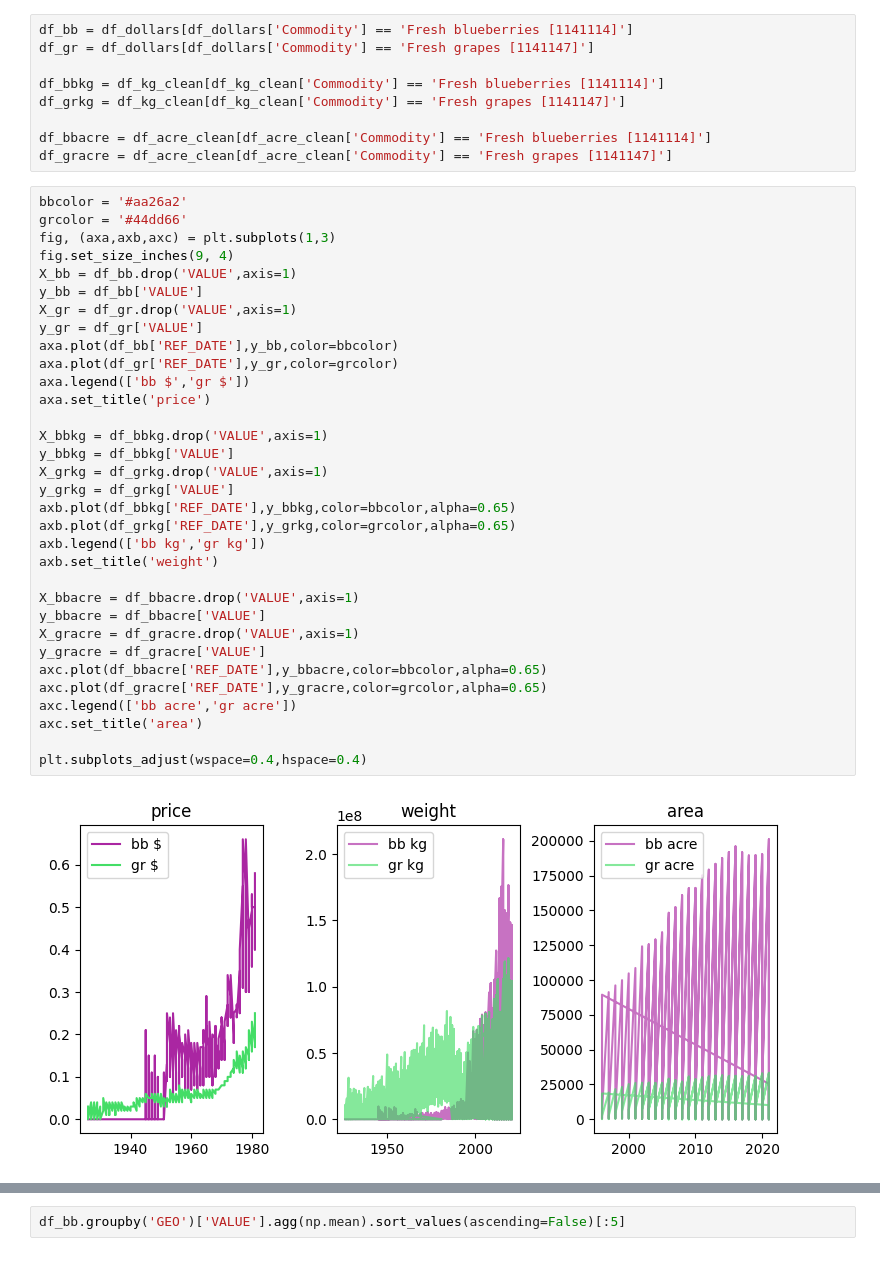
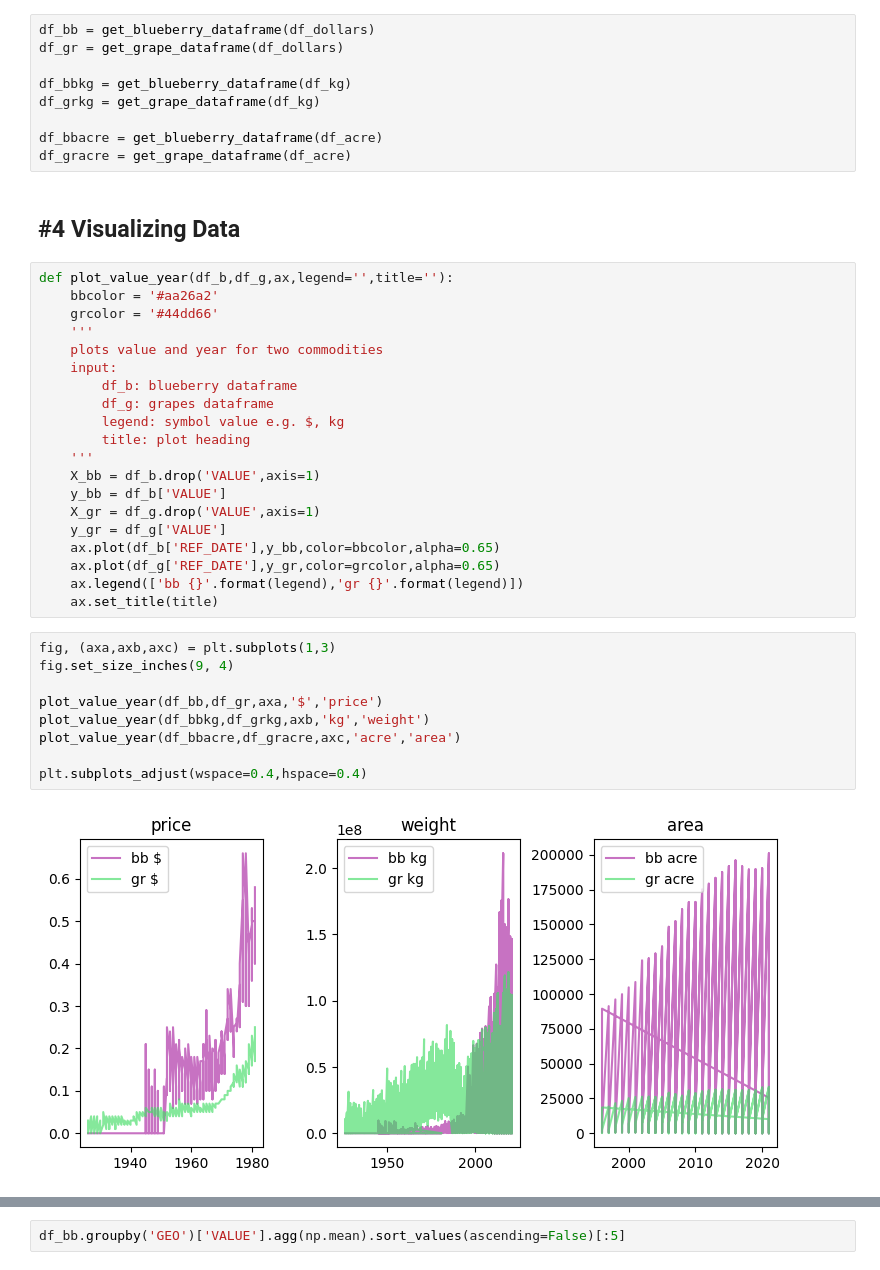
Before and after one commit to pattmehta/fruits_price_prediction, a Jupyter notebook: 32100364.ipynb, the cells around one changed output, grey strips where cells are left out. Saved outputs shown, nothing was run; the diff lists cells and outputs as text.

```diff
--- a/32100364.ipynb
+++ b/32100364.ipynb
@@ -131,44 +295,42 @@ df_dollars = df_dollars.drop(['Estimates','Farm area, production, value','UOM','
 # %%
-df_bb = df_dollars[df_dollars['Commodity'] == 'Fresh blueberries [1141114]']
-df_gr = df_dollars[df_dollars['Commodity'] == 'Fresh grapes [1141147]']
+df_bb = get_blueberry_dataframe(df_dollars)
+df_gr = get_grape_dataframe(df_dollars)
 
-df_bbkg = df_kg_clean[df_kg_clean['Commodity'] == 'Fresh blueberries [1141114]']
-df_grkg = df_kg_clean[df_kg_clean['Commodity'] == 'Fresh grapes [1141147]']
+df_bbkg = get_blueberry_dataframe(df_kg)
+df_grkg = get_grape_dataframe(df_kg)
 
-df_bbacre = df_acre_clean[df_acre_clean['Commodity'] == 'Fresh blueberries [1141114]']
-df_gracre = df_acre_clean[df_acre_clean['Commodity'] == 'Fresh grapes [1141147]']
+df_bbacre = get_blueberry_dataframe(df_acre)
+df_gracre = get_grape_dataframe(df_acre)
+# %% [markdown]
+## #4 Visualizing Data
+# %%
+def plot_value_year(df_b,df_g,ax,legend='',title=''):
+    bbcolor = '#aa26a2'
+    grcolor = '#44dd66'
+    '''
+    plots value and year for two commodities
+    input:
+        df_b: blueberry dataframe
+        df_g: grapes dataframe
+        legend: symbol value e.g. $, kg
+        title: plot heading
+    '''
+    X_bb = df_b.drop('VALUE',axis=1)
+    y_bb = df_b['VALUE']
+    X_gr = df_g.drop('VALUE',axis=1)
+    y_gr = df_g['VALUE']
+    ax.plot(df_b['REF_DATE'],y_bb,color=bbcolor,alpha=0.65)
+    ax.plot(df_g['REF_DATE'],y_gr,color=grcolor,alpha=0.65)
+    ax.legend(['bb {}'.format(legend),'gr {}'.format(legend)])
+    ax.set_title(title)
 # %%
-bbcolor = '#aa26a2'
-grcolor = '#44dd66'
 fig, (axa,axb,axc) = plt.subplots(1,3)
 fig.set_size_inches(9, 4)
-X_bb = df_bb.drop('VALUE',axis=1)
-y_bb = df_bb['VALUE']
-X_gr = df_gr.drop('VALUE',axis=1)
-y_gr = df_gr['VALUE']
-axa.plot(df_bb['REF_DATE'],y_bb,color=bbcolor)
-axa.plot(df_gr['REF_DATE'],y_gr,color=grcolor)
-axa.legend(['bb $','gr $'])
-axa.set_title('price')
 
-X_bbkg = df_bbkg.drop('VALUE',axis=1)
-y_bbkg = df_bbkg['VALUE']
-X_grkg = df_grkg.drop('VALUE',axis=1)
-y_grkg = df_grkg['VALUE']
-axb.plot(df_bbkg['REF_DATE'],y_bbkg,color=bbcolor,alpha=0.65)
-axb.plot(df_grkg['REF_DATE'],y_grkg,color=grcolor,alpha=0.65)
-axb.legend(['bb kg','gr kg'])
-axb.set_title('weight')
-
-X_bbacre = df_bbacre.drop('VALUE',axis=1)
-y_bbacre = df_bbacre['VALUE']
-X_gracre = df_gracre.drop('VALUE',axis=1)
-y_gracre = df_gracre['VALUE']
-axc.plot(df_bbacre['REF_DATE'],y_bbacre,color=bbcolor,alpha=0.65)
-axc.plot(df_gracre['REF_DATE'],y_gracre,color=grcolor,alpha=0.65)
-axc.legend(['bb acre','gr acre'])
-axc.set_title('area')
+plot_value_year(df_bb,df_gr,axa,'$','price')
+plot_value_year(df_bbkg,df_grkg,axb,'kg','weight')
+plot_value_year(df_bbacre,df_gracre,axc,'acre','area')
 
 plt.subplots_adjust(wspace=0.4,hspace=0.4)
 # %% [output]
-[figure, old version]
+[figure, new version]
```
Also changed, not shown: parts of 51 cells of this notebook.
